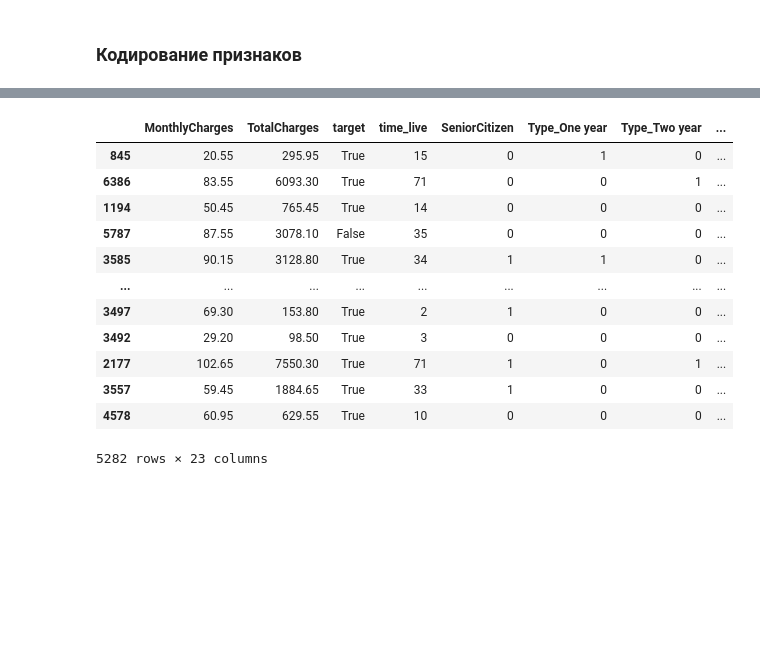
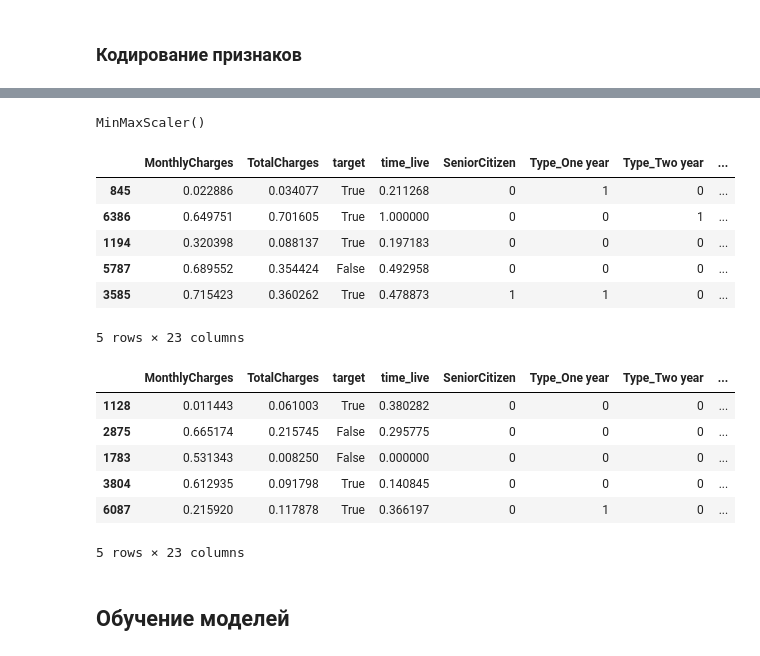
Before and after one commit to Chularev/study_cv, a Jupyter notebook: notebook.ipynb, the cells around one changed output, grey strips where cells are left out. Saved outputs shown, nothing was run; the diff lists cells and outputs as text; code cells hidden in the pictures; blank space fills up the shorter version.

```diff
--- a/notebook.ipynb
+++ b/notebook.ipynb
@@ -770,20 +791,23 @@ memory usage: 304.3 KB
+# %%
+scaler.fit(train[['MonthlyCharges','TotalCharges','time_live']])
+# %% [output]
+MinMaxScaler()
 # %%
 columnsToEncode=train.select_dtypes(include=['object']).columns
-# %%
-train = pd.get_dummies(train, columns=columnsToEncode, drop_first=True)
+# %%
+def encode(data):
+    data = pd.get_dummies(data, columns=columnsToEncode, drop_first=True)
+    data[['MonthlyCharges','TotalCharges','time_live']] = scaler.transform(data[['MonthlyCharges','TotalCharges','time_live']])
+    return data
+# %%
+train = encode(train)
 # %%
-train
+train.head()
 # %% [output]
 |  | MonthlyCharges | TotalCharges | target | time_live | SeniorCitizen | Type_One year | Type_Two year | ... |
-| 845 | 20.55 | 295.95 | True | 15 | 0 | 1 | 0 | ... |
-| 6386 | 83.55 | 6093.30 | True | 71 | 0 | 0 | 1 | ... |
-| 1194 | 50.45 | 765.45 | True | 14 | 0 | 0 | 0 | ... |
-| 5787 | 87.55 | 3078.10 | False | 35 | 0 | 0 | 0 | ... |
-| 3585 | 90.15 | 3128.80 | True | 34 | 1 | 1 | 0 | ... |
-| ... | ... | ... | ... | ... | ... | ... | ... | ... |
-| 3497 | 69.30 | 153.80 | True | 2 | 1 | 0 | 0 | ... |
-| 3492 | 29.20 | 98.50 | True | 3 | 0 | 0 | 0 | ... |
-| 2177 | 102.65 | 7550.30 | True | 71 | 1 | 0 | 1 | ... |
-| 3557 | 59.45 | 1884.65 | True | 33 | 1 | 0 | 0 | ... |
-| 4578 | 60.95 | 629.55 | True | 10 | 0 | 0 | 0 | ... |
+| 845 | 0.022886 | 0.034077 | True | 0.211268 | 0 | 1 | 0 | ... |
+| 6386 | 0.649751 | 0.701605 | True | 1.000000 | 0 | 0 | 1 | ... |
+| 1194 | 0.320398 | 0.088137 | True | 0.197183 | 0 | 0 | 0 | ... |
+| 5787 | 0.689552 | 0.354424 | False | 0.492958 | 0 | 0 | 0 | ... |
+| 3585 | 0.715423 | 0.360262 | True | 0.478873 | 1 | 1 | 0 | ... |
-5282 rows × 23 columns
+5 rows × 23 columns
@@ -789,0 +816,10 @@ train
+# %%
+test.head()
+# %% [output]
+|  | MonthlyCharges | TotalCharges | target | time_live | SeniorCitizen | Type_One year | Type_Two year | ... |
+| 1128 | 0.011443 | 0.061003 | True | 0.380282 | 0 | 0 | 0 | ... |
+| 2875 | 0.665174 | 0.215745 | False | 0.295775 | 0 | 0 | 0 | ... |
+| 1783 | 0.531343 | 0.008250 | False | 0.000000 | 0 | 0 | 0 | ... |
+| 3804 | 0.612935 | 0.091798 | True | 0.140845 | 0 | 0 | 0 | ... |
+| 6087 | 0.215920 | 0.117878 | True | 0.366197 | 0 | 1 | 0 | ... |
+5 rows × 23 columns
@@ -789,0 +835,2 @@ train
+# %% [markdown]
+## Обучение моделей
```
Also changed, not shown: parts of 15 cells of this notebook.
